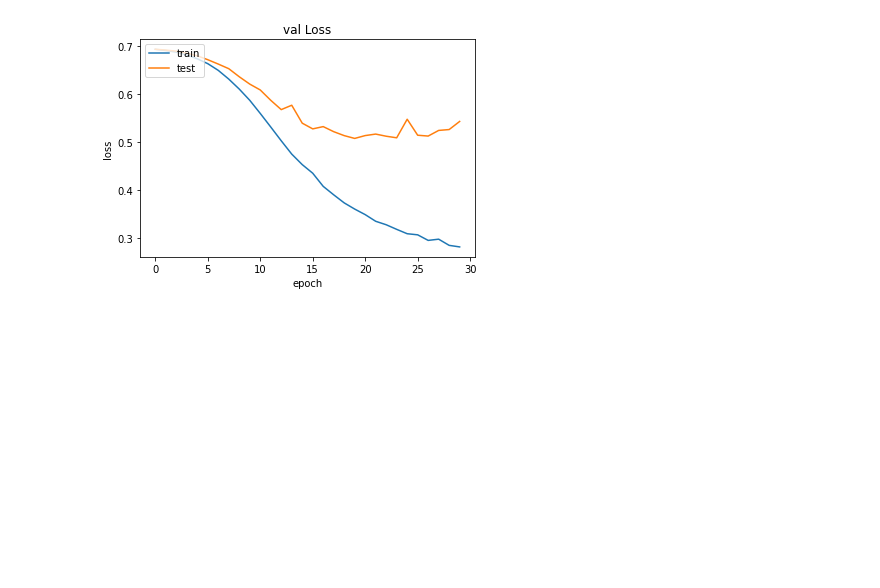
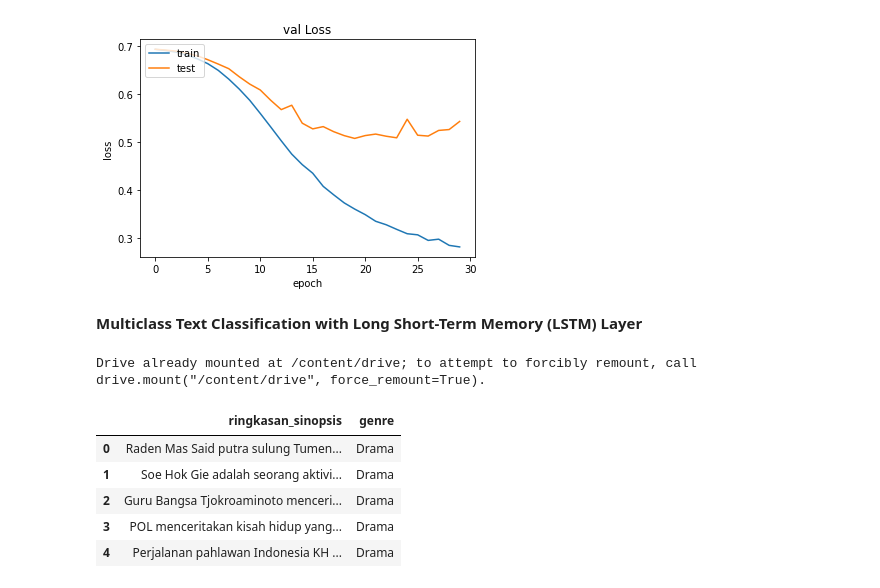
Before and after one commit to ilhamAdhim/Dicoding---Belajar-Pengembangan-Machine-Learning, a Jupyter notebook: Latihan_NLP.ipynb, the cells around one changed output. Saved outputs shown, nothing was run; the diff lists cells and outputs as text; code cells hidden in the pictures; blank space fills up the shorter version.

```diff
--- a/Latihan_NLP.ipynb
+++ b/Latihan_NLP.ipynb
@@ -195,3 +195,23 @@ plt.legend(['train', 'test'], loc='upper left')
 plt.show()
 # %% [output]
 [figure]
+# %% [markdown]
+**Multiclass Text Classification with Long Short-Term Memory (LSTM) Layer**
+# %%
+from google.colab import drive
+drive.mount('/content/drive')
+# %% [output]
+Drive already mounted at /content/drive; to attempt to forcibly remount, call drive.mount("/content/drive", force_remount=True).
+# %%
+import pandas as pd
+df = pd.read_csv('/content/drive/MyDrive/imdb_indonesian_movies_2.csv')
+df = df.drop(columns=['judul_film'])
+
+df.head()
+# %% [output]
+|  | ringkasan_sinopsis | genre |
+| 0 | Raden Mas Said putra sulung Tumen... | Drama |
+| 1 | Soe Hok Gie adalah seorang aktivi... | Drama |
+| 2 | Guru Bangsa Tjokroaminoto menceri... | Drama |
+| 3 | POL menceritakan kisah hidup yang... | Drama |
+| 4 | Perjalanan pahlawan Indonesia KH ... | Drama |
```
Also changed, not shown: parts of 8 cells of this notebook.
